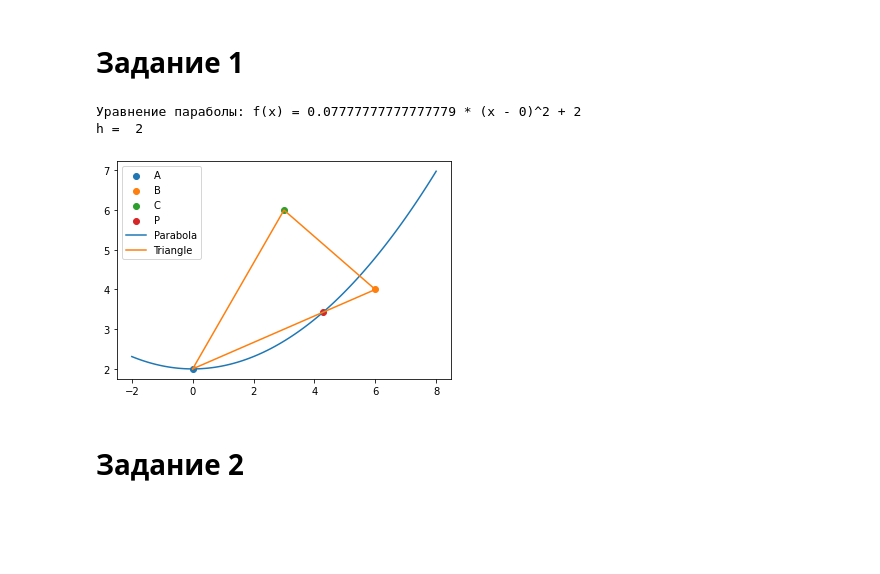
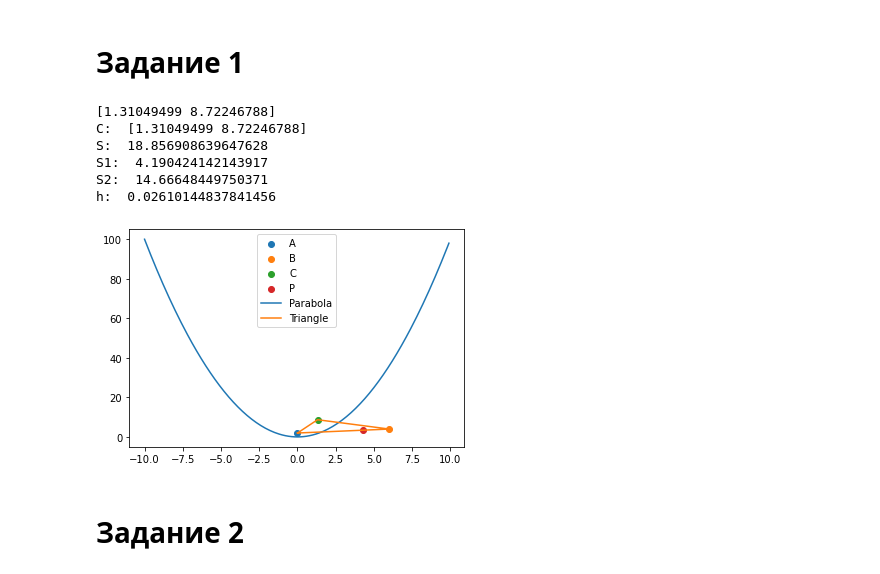
Before and after one commit to TimmmofeyD/IintroductoryPractice, a Jupyter notebook: Practice.ipynb, the cells around one changed output. Saved outputs shown, nothing was run; the diff lists cells and outputs as text; code cells hidden in the pictures; blank space fills up the shorter version.

```diff
--- a/Practice.ipynb
+++ b/Practice.ipynb
@@ -1,44 +1,63 @@
 # %% [markdown]
 # Задание 1
 # %%
+import matplotlib.pyplot as plt
 import numpy as np
-import matplotlib.pyplot as plt
 
 # Координаты вершин треугольника
 A = np.array([0, 2])
 B = np.array([6, 4])
-C = np.random.randint(10, size=2)
+C = np.random.rand(2) *10  # случайные координаты точки C
+print(C)
+# Вычисляем площадь треугольника
+S = np.abs(np.cross(B - A, C - A)) / 2
 
-# Вычисляем площадь треугольника ABC
-triangle_area = 0.5 * np.abs(np.cross(B - A, C - A))
+# Вычисляем площади двух треугольников разделенных параболой
+k = 3.5  # соотношение площадей (1:3.5)
+S1 = S / (k + 1)
+S2 = S - S1
 
-# Находим координаты точки пересечения с треугольником
-div = 1 / 3.5
-px = div * A[0] + (1 - div) * B[0]
-py = div * A[1] + (1 - div) * B[1]
-P = np.array([px, py])
+# Вычисляем координаты точек пересечения параболы с отрезком AB
+a = 1
+b = -2 * C[1]
+c = C[1]**2 - S1 / a
+D = b**2 - 4 * a * c
+x1 = (-b + np.sqrt(D)) / (2 * a)
+x2 = (-b - np.sqrt(D)) / (2 * a)
+y1 = x1**2 + S1 / a
+y2 = x2**2 + S1 / a
 
-# Находим коэффициент при квадрате в уравнении параболы
-k = (P[1] - A[1]) / ((P[0] - A[0])**2)
+# Находим значение h
+h = S1 / (x1**2 + x2**2)
 
-# Создаем массив абсцисс для построения графика параболы
-x_parabola = np.linspace(-2, 8, 100)
-y_parabola = k * (x_parabola - A[0])**2 + A[1]
-print("Уравнение параболы: f(x) = " + str(k) + " * (x - " + str(A[0]) + ")^2 + " + str(A[1]))
-print("h = ", A[1])
-# Построение графика треугольника и параболы
+# Печатаем результаты
+print("C: ", C)
+print("S: ", S)
+print("S1: ", S1)
+print("S2: ", S2)
+print("h: ", h)
+
+# Создаем массив x для отрисовки параболы
+x = np.arange(-10, 10, 0.1)
+# Вычисляем y для отрисовки параболы
+y = x**2 + h
+
 plt.scatter(A[0], A[1], label='A')
 plt.scatter(B[0], B[1], label='B')
 plt.scatter(C[0], C[1], label='C')
 plt.scatter(P[0], P[1], label='P')
-plt.plot(x_parabola, y_parabola, label='Parabola')
+plt.plot(x, y, label='Parabola')
 plt.plot([A[0], B[0], C[0], A[0]], [A[1], B[1], C[1], A[1]], label='Triangle')
 plt.legend()
 plt.show()
 # %% [output]
-Уравнение параболы: f(x) = 0.07777777777777779 * (x - 0)^2 + 2
-h =  2
+[1.31049499 8.72246788]
+C:  [1.31049499 8.72246788]
+S:  18.856908639647628
+S1:  4.190424142143917
+S2:  14.66648449750371
+h:  0.02610144837841456
-[figure, old version]
+[figure, new version]
 # %% [markdown]
 # Задание 2
 # %%
```
